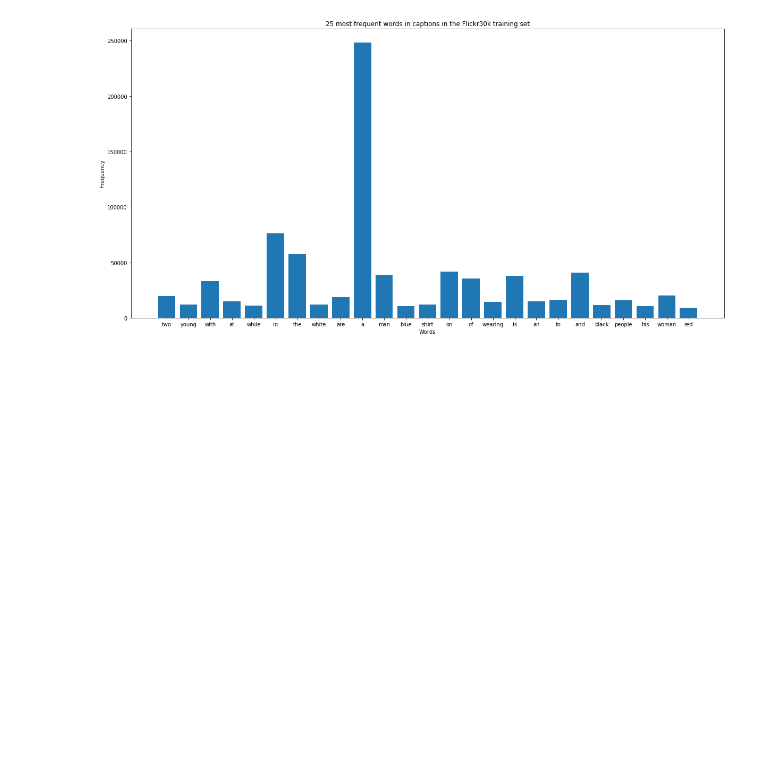
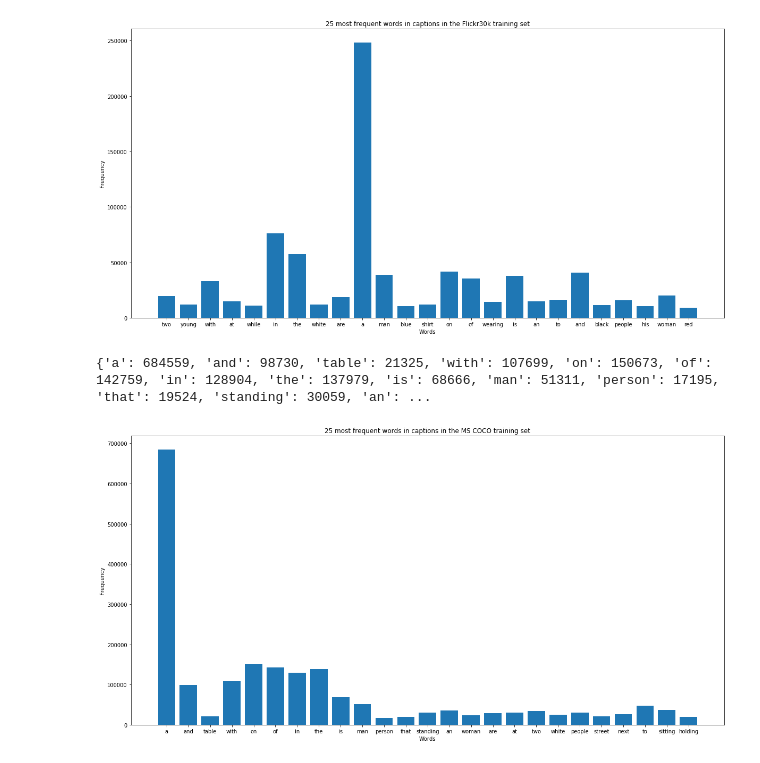
Before and after one commit to ingritu/TDT4900-Master-Thesis, a Jupyter notebook: notebooks/visualize_word_frequency.ipynb, the cells around one changed output. Cells and saved outputs as stored; diff of their text form; code cells hidden in the pictures; blank space fills up the shorter version.

Commit message:
coco visuals

```diff
--- a/notebooks/visualize_word_frequency.ipynb
+++ b/notebooks/visualize_word_frequency.ipynb
@@ -21,6 +21,7 @@ coco_path = data_path.joinpath('interim', 'MSCOCO', 'coco_train.csv')
 # %%
 f8_df = pd.read_csv(f8_path)
 f30_df = pd.read_csv(f30_path)
+coco_df = pd.read_csv(coco_path)
 # %%
 f8_df
 # %% [output]
@@ -125,3 +126,23 @@ plt.savefig(save_path.joinpath('freq25_words_flickr30k.png'))
 plt.show()
 # %% [output]
 [figure]
+# %%
+# wordfrequency in coco overall
+wfcoco_d = word_frequency_dict(coco_df)
+wfcoco_25f = find_k_most_frequent(wfcoco_d, 25)
+print(wfcoco_25f)
+# %% [output]
+{'a': 684559, 'and': 98730, 'table': 21325, 'with': 107699, 'on': 150673, 'of': 142759, 'in': 128904, 'the': 137979, 'is': 68666, 'man': 51311, 'person': 17195, 'that': 19524, 'standing': 30059, 'an': ...
+# %%
+coco_labels = [key for key in wfcoco_25f.keys()]
+coco_values = [wfcoco_25f[key] for key in wfcoco_25f.keys()]
+# %%
+plt.figure(figsize=(20,10))
+plt.bar(coco_labels, coco_values)
+plt.title("25 most frequent words in captions in the MS COCO training set")
+plt.ylabel('Frequency')
+plt.xlabel('Words')
+plt.savefig(save_path.joinpath('freq25_words_MSCOCO.png'))
+plt.show()
+# %% [output]
+[figure, added]
```
